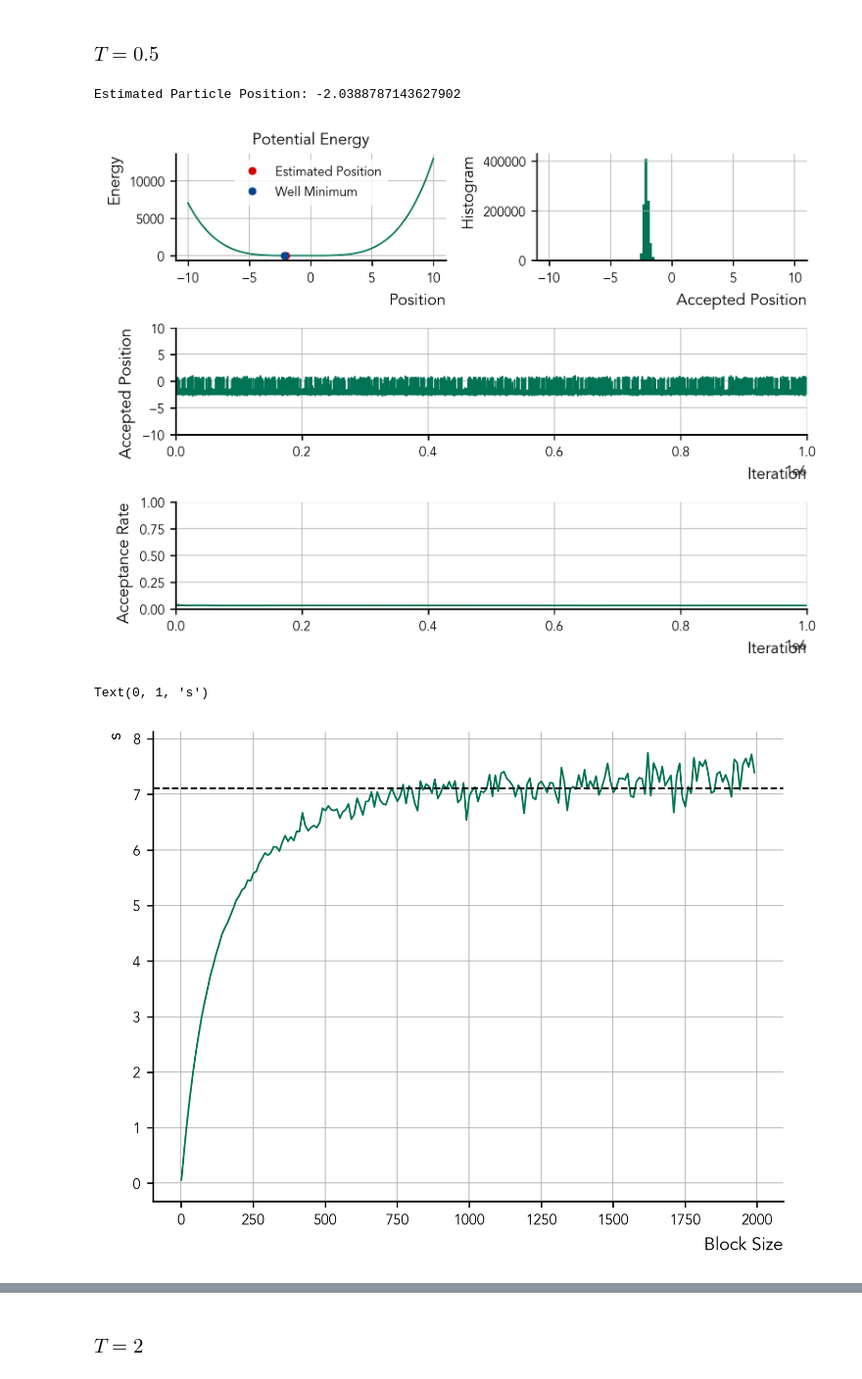
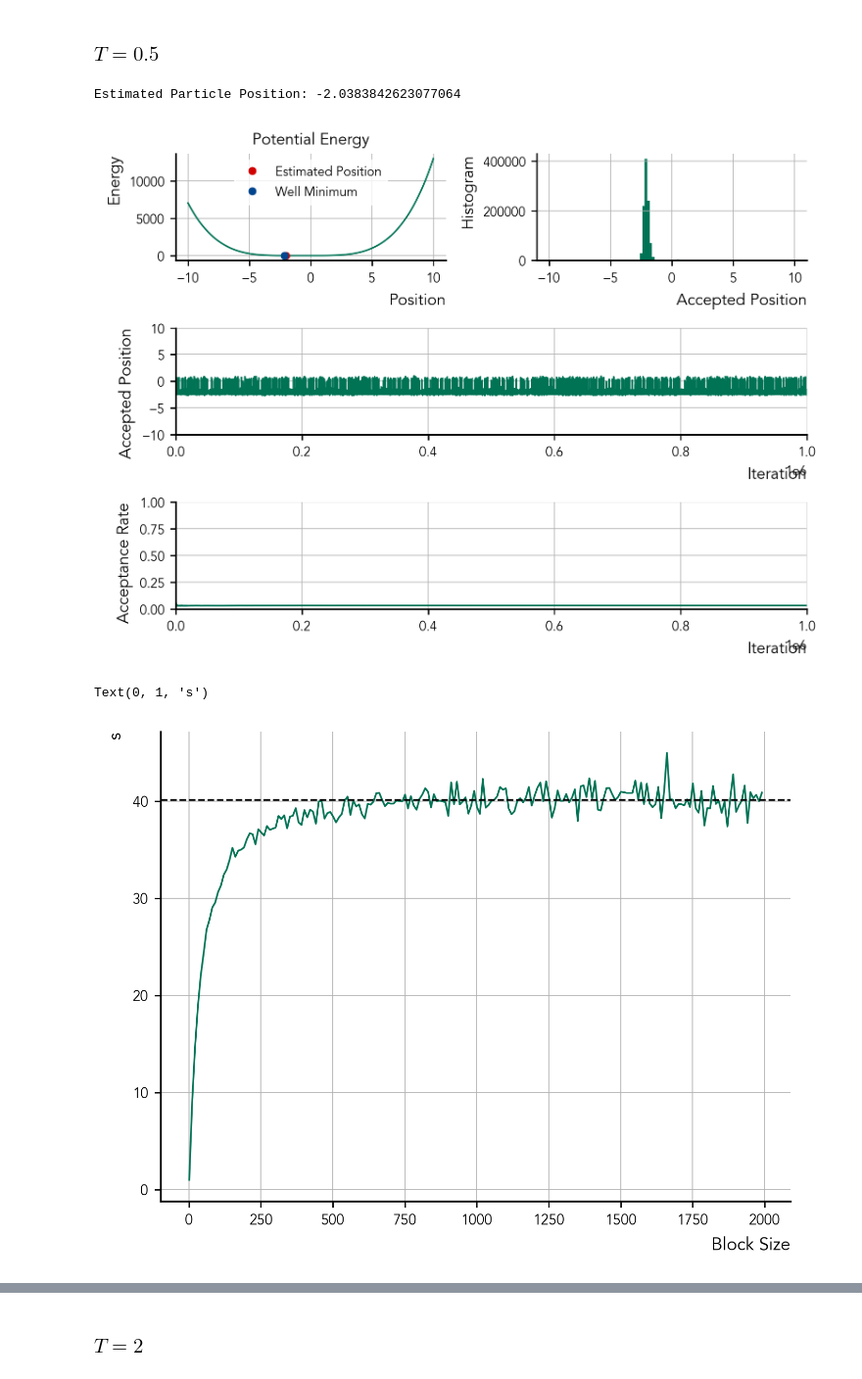
Before and after one commit to Kubiczek36/computational_physics, a Jupyter notebook: exam/exam_dokulil.ipynb, the cells around one changed output, grey strips where cells are left out. Shown at 98% size. Drawn from its saved outputs; the diff is of its cells as text; code cells hidden in the pictures.

```diff
--- a/exam/exam_dokulil.ipynb
+++ b/exam/exam_dokulil.ipynb
@@ -51,11 +51,14 @@ def potential_energy(x):
     '''
     return x**4 + 3*x**3 - 2.5*x
 
-def monte_carlo_simulation(num_iterations, displacement_range, potential_energy = potential_energy, k_bT = 1):
+def monte_carlo_simulation(num_iterations, displacement_range, potential_energy = potential_energy, k_bT = 1, initial_position = None):
     '''
     Monte Carlo simulation of a particle in a 1D potential well.
     '''
-    current_position = np.random.uniform(*displacement_range)
+    if initial_position is None:
+        current_position = np.random.uniform(*displacement_range)
+    else:
+        current_position = initial_position
     accepted_positions = []
     num_accepted = 0
     acc_rate = np.zeros(num_iterations)
@@ -277,7 +283,7 @@ Position is estimated to be -2.10220 +/- 0.00369
 ### $T = 0.5$
 # %%
 # for
-estimated_position, accepted_positions, acc_rate = monte_carlo_simulation(num_iterations, displacement_range, k_bT = 0.5)
+estimated_position, accepted_positions, acc_rate = monte_carlo_simulation(num_iterations, displacement_range, k_bT = 0.5, initial_position = -2.1)
 print("Estimated Particle Position:", estimated_position)
 
 
@@ -315,29 +321,30 @@ ax[3].set_xlim(0, num_iterations)
 # tight layout
 plt.tight_layout()
 # %% [output]
-Estimated Particle Position: -2.0388787143627902
+Estimated Particle Position: -2.0383842623077064
-[figure, old version]
+[figure, new version]
 # %%
 acc_pos_var_correlated = np.var(accepted_positions)
 
 block_sizes = np.arange(1,2000,10)
+# Block averaging
+block_variances = block_average(accepted_positions, block_sizes)
 
 # average samples 500 to 2000
 get_plateau = block_sizes * block_variances/acc_pos_var_correlated
 plateau_avg = np.mean(get_plateau[50:])
-# Block averaging
-block_variances = block_average(accepted_positions, block_sizes)
 
+plt.figure(figsize=(4, 3))
 plt.plot(block_sizes, get_plateau, label="Block Averaging")
 
 # Mark plateau value
 plt.axhline(plateau_avg, color="0", ls = "--")
 
 plt.xlabel("Block Size")
 plt.ylabel("s")
 # %% [output]
 Text(0, 1, 's')
-[figure, old version]
+[figure, new version]
 # %%
 block_size = block_sizes[np.abs(get_plateau - plateau_avg).argmin()]
 
```
Also changed, not shown: parts of 14 cells of this notebook, 1 other file.
